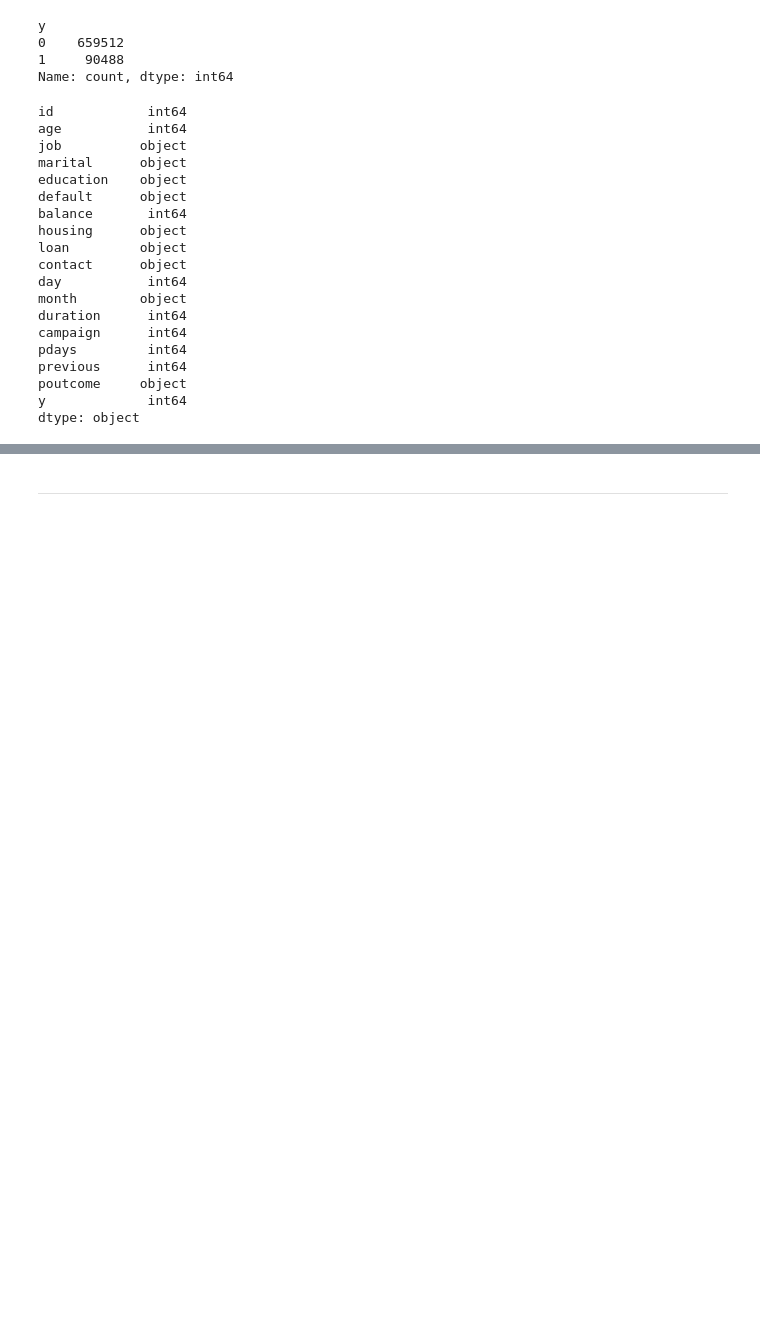
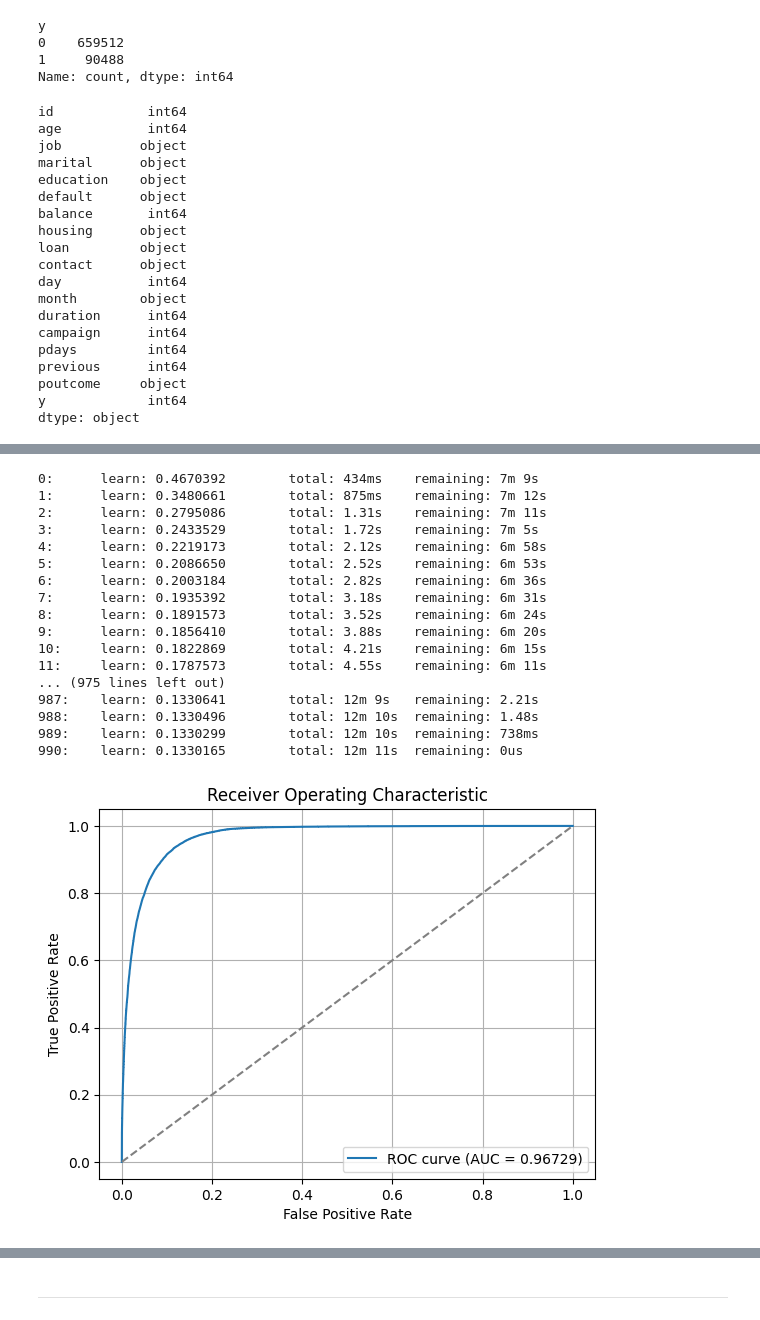
Before and after one commit to ol-webb/kaggle_playground_5-8, a Jupyter notebook: nb1.ipynb, the cells around one changed output, grey strips where cells are left out. Cells and saved outputs as stored; diff of their text form; code cells hidden in the pictures; blank space fills up the shorter version.

Commit message:
optuna cat boost

```diff
--- a/nb1.ipynb
+++ b/nb1.ipynb
@@ -162,0 +137,8 @@ shap.summary_plot(
+# %%
+import optuna
+
+study = optuna.create_study(direction="maximize")
+study.optimize(objective, n_trials=40)
+
+print("Best AUC:", study.best_value)
+print("Best Params:", study.best_params)
@@ -162,0 +165,40 @@ shap.summary_plot(
+# %%
+optuna_best_model = CatBoostClassifier(**study.best_params, cat_features=categorical_features_names)
+# %%
+optuna_best_model.fit(x_train, y_train)
+
+optuna_prob = optuna_best_model.predict_proba(x_test)
+
+fpr, tpr, thresholds = roc_curve(y_test, optuna_prob[:,1])
+
+roc_auc = auc(fpr, tpr)
+
+# Plot
+plt.figure()
+plt.plot(fpr, tpr, label=f'ROC curve (AUC = {roc_auc:.5f})')
+plt.plot([0, 1], [0, 1], linestyle='--', color='grey')  # Diagonal line
+plt.xlabel('False Positive Rate')
+plt.ylabel('True Positive Rate')
+plt.title('Receiver Operating Characteristic')
+plt.legend()
+plt.grid(True)
+plt.show()
+# %% [output]
+0:      learn: 0.4670392        total: 434ms    remaining: 7m 9s
+1:      learn: 0.3480661        total: 875ms    remaining: 7m 12s
+2:      learn: 0.2795086        total: 1.31s    remaining: 7m 11s
+3:      learn: 0.2433529        total: 1.72s    remaining: 7m 5s
+4:      learn: 0.2219173        total: 2.12s    remaining: 6m 58s
+5:      learn: 0.2086650        total: 2.52s    remaining: 6m 53s
+6:      learn: 0.2003184        total: 2.82s    remaining: 6m 36s
+7:      learn: 0.1935392        total: 3.18s    remaining: 6m 31s
+8:      learn: 0.1891573        total: 3.52s    remaining: 6m 24s
+9:      learn: 0.1856410        total: 3.88s    remaining: 6m 20s
+10:     learn: 0.1822869        total: 4.21s    remaining: 6m 15s
+11:     learn: 0.1787573        total: 4.55s    remaining: 6m 11s
+... (975 lines left out)
+987:    learn: 0.1330641        total: 12m 9s   remaining: 2.21s
+988:    learn: 0.1330496        total: 12m 10s  remaining: 1.48s
+989:    learn: 0.1330299        total: 12m 10s  remaining: 738ms
+990:    learn: 0.1330165        total: 12m 11s  remaining: 0us
+[figure, added]
```
Also changed, not shown: parts of 34 cells of this notebook.
